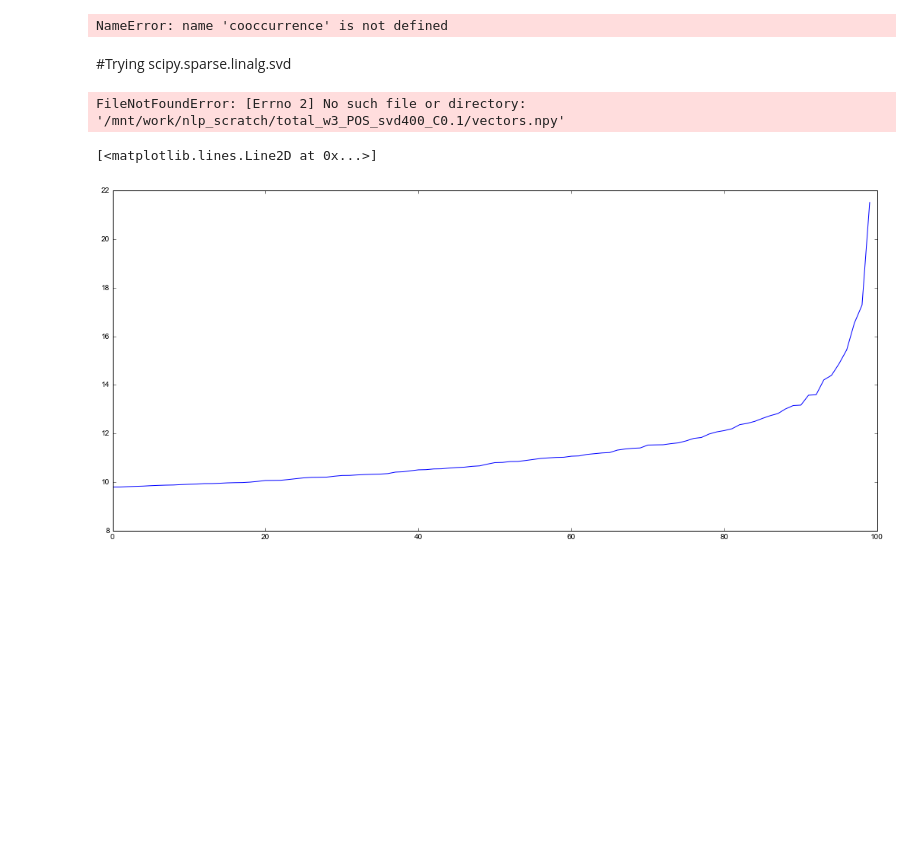
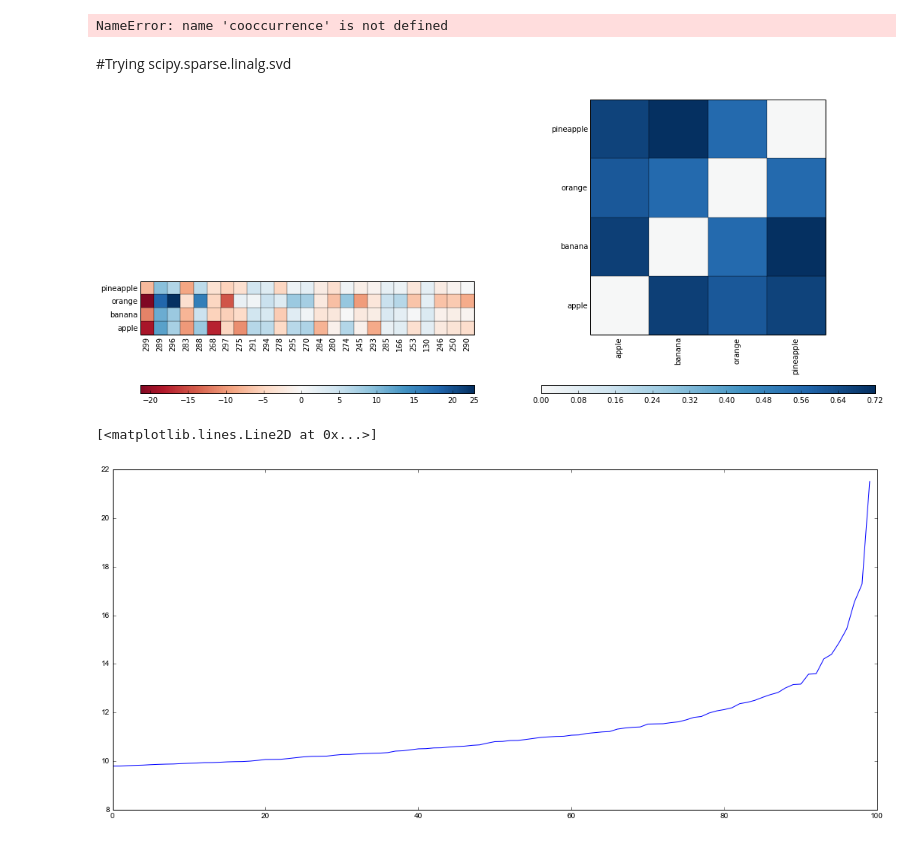
Before and after one commit to undertherain/vsmlib, a Jupyter notebook: python/matrices.ipynb, the cells around one changed output. Drawn from its saved outputs; the diff is of its cells as text; code cells hidden in the pictures; blank space fills up the shorter version.

```diff
--- a/python/matrices.ipynb
+++ b/python/matrices.ipynb
@@ -158,23 +162,24 @@ NameError: name 'cooccurrence' is not defined
 # %%
 #m2 = vsmlib.Model_numbered()
 #m2.vocabulary = m.vocabulary
 #power=0.3
 #sigmas = np.power(s_ev, power)
 #m2.matrix = np.dot(ut,np.diag(sigmas))
 #m2.name = m.name + "_svd_{}_C{}".format(cnt_singular_vectors,power)
 #m2.get_most_similar_words("fast")
 
 #m_svd_scipy.save_to_dir("/storage/scratch/brown_svd300")
 #plt.show()
 #vt=np.nan_to_num(vt.T)
 #draw_features_and_similarity(m_svd_scipy,True)
 m2 = vsmlib.model.Model_numbered()
-m2.load_from_dir("/mnt/work/nlp_scratch/total_w3_POS_svd400_C0.1")
-draw_features_and_similarity(m2,True)
+#m2.load_from_dir("/mnt/work/nlp_scratch/total_w3_POS_svd400_C0.1")
+m2.load_from_dir("/storage/scratch/brown_svd300/")
+draw_features_and_similarity(m2)
 #plt.show
 #None
 # %% [output]
-FileNotFoundError: [Errno 2] No such file or directory: '/mnt/work/nlp_scratch/total_w3_POS_svd400_C0.1/vectors.npy'
+[figure, added]
 # %%
 plt.plot(sigmas)
 #m2.get_most_similar_words("fast")
```
Also changed, not shown: parts of 12 cells of this notebook, 1 other file.
